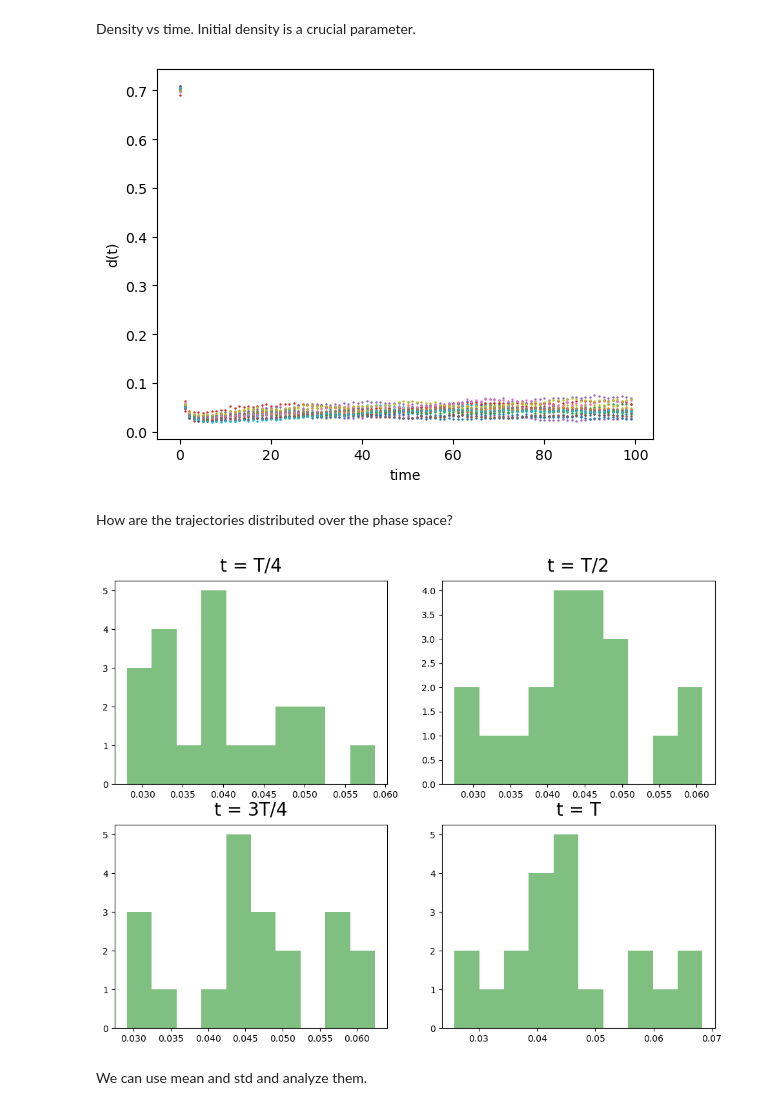
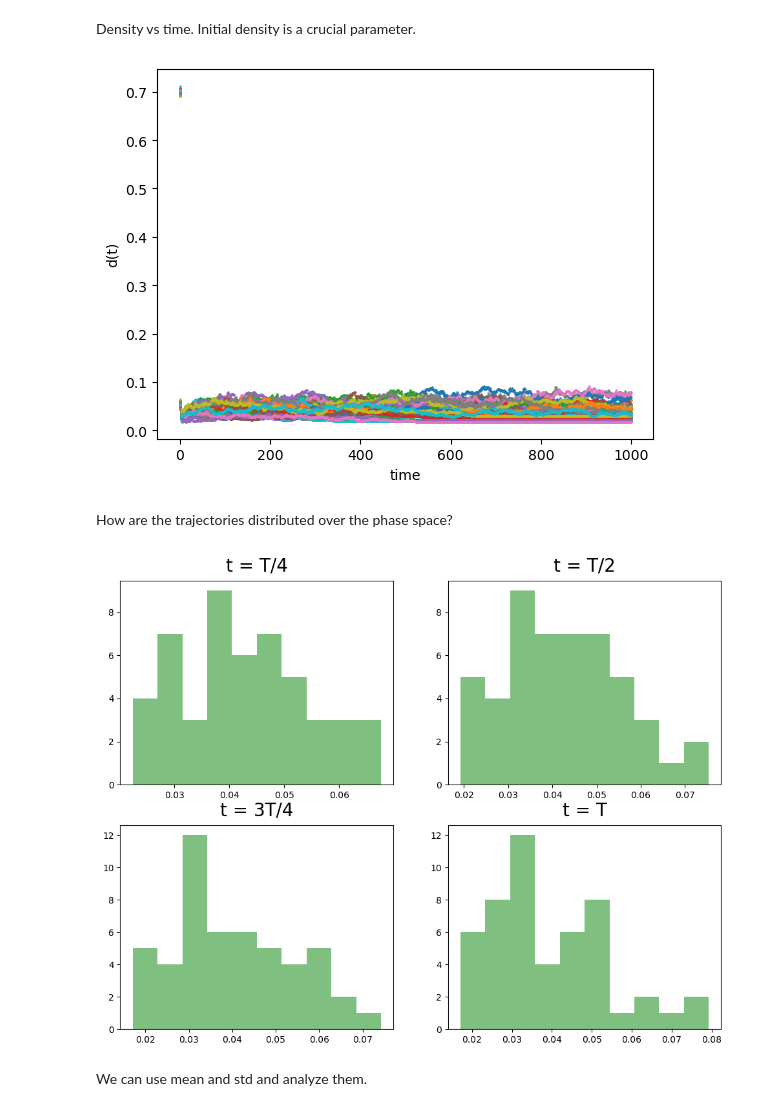
Before and after one commit to andrealorenzetto/LCP_projects_Y8_group9, a Jupyter notebook: Game_of_life.ipynb, the cells around one changed output. Cells and saved outputs as stored; diff of their text form; code cells hidden in the pictures.

```diff
--- a/Game_of_life.ipynb
+++ b/Game_of_life.ipynb
@@ -51,29 +52,29 @@ def evolve(world):
 Density vs time. Initial density is a crucial parameter.
 # %%
 N = 100
-T = 100
-trajectories = 20
+T = 1000
+trajectories = 50
 time = np.arange(T)
 initial_density = 0.7
 densities = []
 for i in range(trajectories):
     aux_density = []
     world = np.random.random((N,N))
     world[world > initial_density] = 0
     world[world != 0] = 1
     for j in range(T):
         aux_density.append(np.sum(world == 1)/N**2)
         world = evolve(world)
     plt.scatter(time,aux_density, s = 0.5)
     densities.append(aux_density)
 plt.xlabel("time")
 # plt.xlim(200,T)
 # plt.ylim(0,0.2)
 plt.ylabel("d(t)")
 plt.show()
 densities = np.array(densities)
 # %% [output]
-[figure, old version]
+[figure, new version]
 # %% [markdown]
 How are the trajectories distributed over the phase space?
 # %%
@@ -101,7 +102,7 @@ ax[1][1].hist(densities[:,T-1],10, histtype = 'stepfilled', alpha = 0.5, color =
 ax[1][1].set_title("t = T", fontsize=20, verticalalignment='bottom')
 plt.show()
 # %% [output]
-[figure, old version]
+[figure, new version]
 # %% [markdown]
 We can use mean and std and analyze them.
 # %%
```
Also changed, not shown: parts of 21 cells of this notebook, 1 other file.
